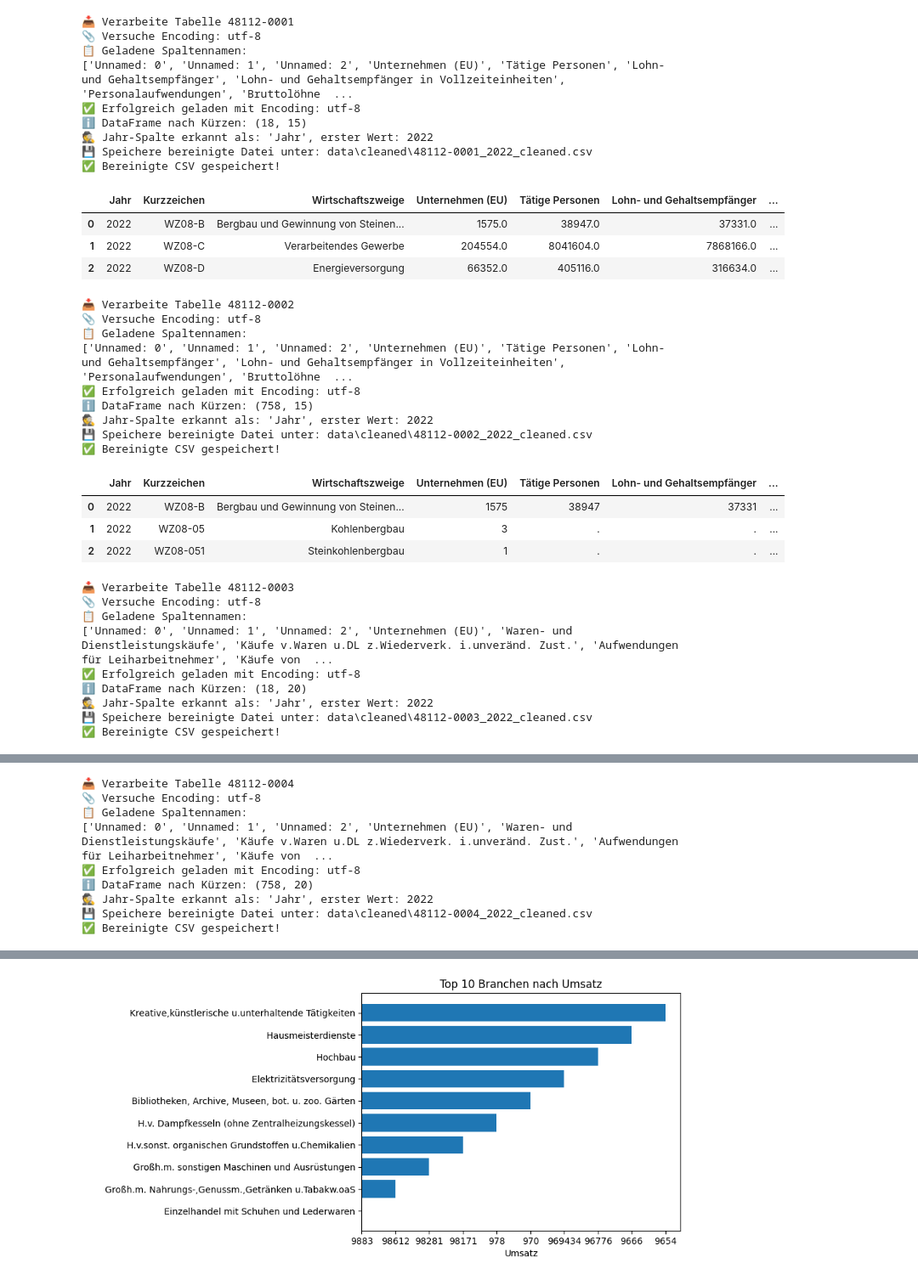
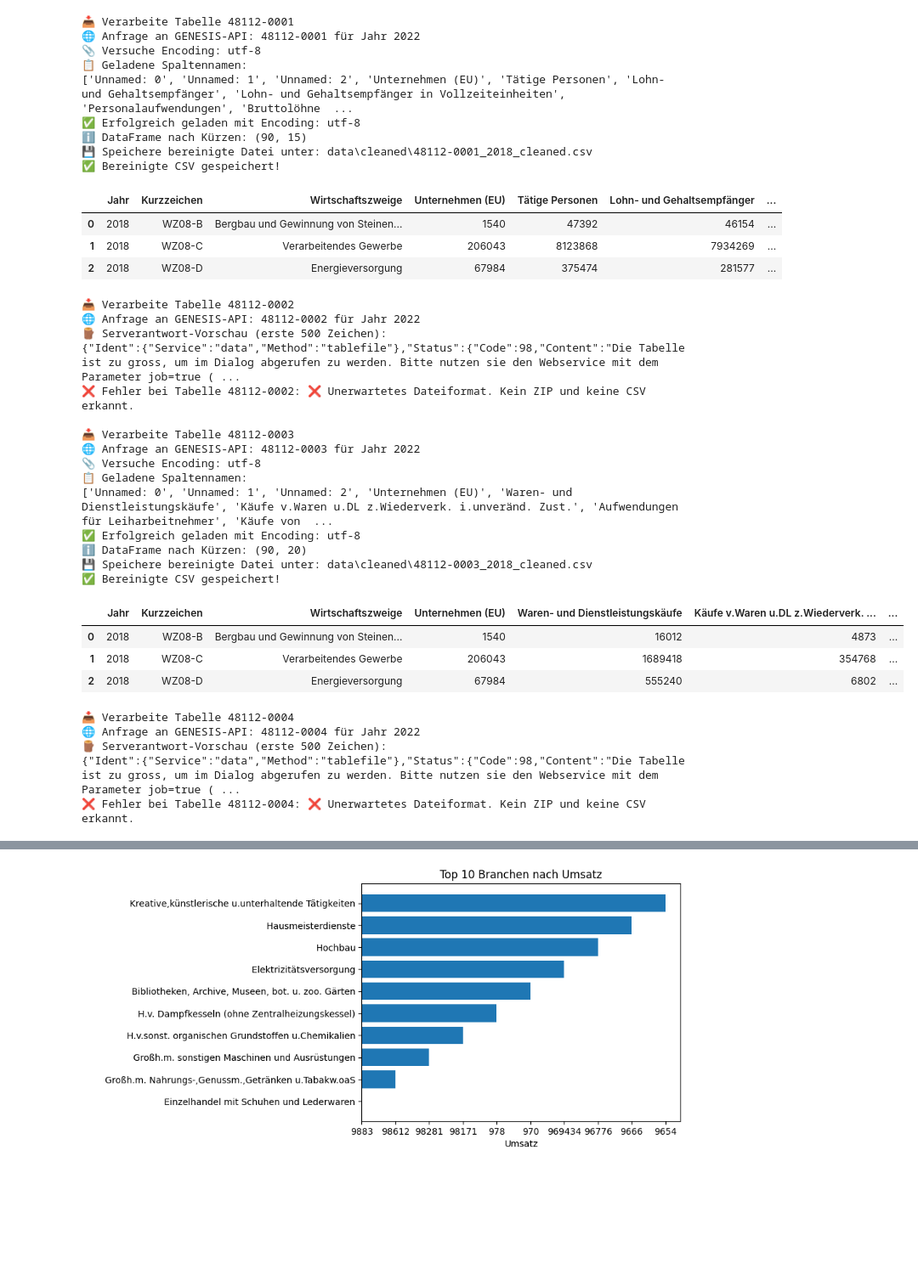
Before and after one commit to s0578620/Data-Science-Project_GENESIS, a Jupyter notebook: analyse.ipynb, the cells around one changed output, grey strips where cells are left out. Shown at 85% size. Saved outputs shown, nothing was run; the diff lists cells and outputs as text; code cells hidden in the pictures; blank space fills up the shorter version.

```diff
--- a/analyse.ipynb
+++ b/analyse.ipynb
@@ -3,10 +12,14 @@ import os, sys
 sys.path.append(os.path.abspath("src"))
 
 from src.download_table import download_and_extract_table
+from src.download_table_auto import download_and_extract_table_job
 from src.loader import load_genesis_csv
 
-csv_path = download_and_extract_table("48112-0001", dest_folder="data/raw")
+csv_path = download_and_extract_table("48112-0001", "2022", dest_folder="data/raw")
+#csv_path = download_and_extract_table_job("48112-0002", "2022", dest_folder="data/raw")
+#df = load_genesis_csv(csv_path, zip_name="48112-0001")
 df = load_genesis_csv(csv_path, zip_name="48112-0001")
+#df = load_genesis_csv(csv_path, zip_name="48112-0002")
 
 if df is not None:
     display(df.head(50))
@@ -41,54 +55,56 @@ sys.path.append(os.path.abspath("src"))
 
 from src.download_table import download_and_extract_table
 from src.loader import load_genesis_csv
 table_ids = ["48112-0001", "48112-0002", "48112-0003","48112-0004"]
 
 for table_id in table_ids:
     try:
         print(f"\n📥 Verarbeite Tabelle {table_id}")
-        csv_path = download_and_extract_table(table_id, dest_folder="data/raw")
+        csv_path = download_and_extract_table(table_id,"2022", dest_folder="data/raw")
         df = load_genesis_csv(csv_path, zip_name=table_id)
 
         if df is not None:
             display(df.head(3))
         else:
             print(f"⚠️ Kein DataFrame für {table_id}")
 
     except Exception as e:
         print(f"❌ Fehler bei Tabelle {table_id}: {e}")
 # %% [output]
 📥 Verarbeite Tabelle 48112-0001
+🌐 Anfrage an GENESIS-API: 48112-0001 für Jahr 2022
 📎 Versuche Encoding: utf-8
 📋 Geladene Spaltennamen:
 ['Unnamed: 0', 'Unnamed: 1', 'Unnamed: 2', 'Unternehmen (EU)', 'Tätige Personen', 'Lohn- und Gehaltsempfänger', 'Lohn- und Gehaltsempfänger in Vollzeiteinheiten', 'Personalaufwendungen', 'Bruttolöhne  ...
 ✅ Erfolgreich geladen mit Encoding: utf-8
-ℹ️ DataFrame nach Kürzen: (18, 15)
-🕵️ Jahr-Spalte erkannt als: 'Jahr', erster Wert: 2022
-💾 Speichere bereinigte Datei unter: data\cleaned\48112-0001_2022_cleaned.csv
+ℹ️ DataFrame nach Kürzen: (90, 15)
+💾 Speichere bereinigte Datei unter: data\cleaned\48112-0001_2018_cleaned.csv
 ✅ Bereinigte CSV gespeichert!
 |  | Jahr | Kurzzeichen | Wirtschaftszweige | Unternehmen (EU) | Tätige Personen | Lohn- und Gehaltsempfänger | ... |
-| 0 | 2022 | WZ08-B | Bergbau und Gewinnung von Steinen... | 1575.0 | 38947.0 | 37331.0 | ... |
-| 1 | 2022 | WZ08-C | Verarbeitendes Gewerbe | 204554.0 | 8041604.0 | 7868166.0 | ... |
-| 2 | 2022 | WZ08-D | Energieversorgung | 66352.0 | 405116.0 | 316634.0 | ... |
+| 0 | 2018 | WZ08-B | Bergbau und Gewinnung von Steinen... | 1540 | 47392 | 46154 | ... |
+| 1 | 2018 | WZ08-C | Verarbeitendes Gewerbe | 206043 | 8123868 | 7934269 | ... |
+| 2 | 2018 | WZ08-D | Energieversorgung | 67984 | 375474 | 281577 | ... |
 📥 Verarbeite Tabelle 48112-0002
+🌐 Anfrage an GENESIS-API: 48112-0002 für Jahr 2022
+🪵 Serverantwort-Vorschau (erste 500 Zeichen):
+{"Ident":{"Service":"data","Method":"tablefile"},"Status":{"Code":98,"Content":"Die Tabelle ist zu gross, um im Dialog abgerufen zu werden. Bitte nutzen sie den Webservice mit dem Parameter job=true ( ...
+❌ Fehler bei Tabelle 48112-0002: ❌ Unerwartetes Dateiformat. Kein ZIP und keine CSV erkannt.
+
+📥 Verarbeite Tabelle 48112-0003
+🌐 Anfrage an GENESIS-API: 48112-0003 für Jahr 2022
 📎 Versuche Encoding: utf-8
 📋 Geladene Spaltennamen:
-['Unnamed: 0', 'Unnamed: 1', 'Unnamed: 2', 'Unternehmen (EU)', 'Tätige Personen', 'Lohn- und Gehaltsempfänger', 'Lohn- und Gehaltsempfänger in Vollzeiteinheiten', 'Personalaufwendungen', 'Bruttolöhne  ...
+['Unnamed: 0', 'Unnamed: 1', 'Unnamed: 2', 'Unternehmen (EU)', 'Waren- und Dienstleistungskäufe', 'Käufe v.Waren u.DL z.Wiederverk. i.unveränd. Zust.', 'Aufwendungen für Leiharbeitnehmer', 'Käufe von  ...
 ✅ Erfolgreich geladen mit Encoding: utf-8
-ℹ️ DataFrame nach Kürzen: (758, 15)
-🕵️ Jahr-Spalte erkannt als: 'Jahr', erster Wert: 2022
-💾 Speichere bereinigte Datei unter: data\cleaned\48112-0002_2022_cleaned.csv
+ℹ️ DataFrame nach Kürzen: (90, 20)
+💾 Speichere bereinigte Datei unter: data\cleaned\48112-0003_2018_cleaned.csv
 ✅ Bereinigte CSV gespeichert!
-|  | Jahr | Kurzzeichen | Wirtschaftszweige | Unternehmen (EU) | Tätige Personen | Lohn- und Gehaltsempfänger | ... |
-| 0 | 2022 | WZ08-B | Bergbau und Gewinnung von Steinen... | 1575 | 38947 | 37331 | ... |
-| 1 | 2022 | WZ08-05 | Kohlenbergbau | 3 | . | . | ... |
-| 2 | 2022 | WZ08-051 | Steinkohlenbergbau | 1 | . | . | ... |
+|  | Jahr | Kurzzeichen | Wirtschaftszweige | Unternehmen (EU) | Waren- und Dienstleistungskäufe | Käufe v.Waren u.DL z.Wiederverk. ... | ... |
+| 0 | 2018 | WZ08-B | Bergbau und Gewinnung von Steinen... | 1540 | 16012 | 4873 | ... |
+| 1 | 2018 | WZ08-C | Verarbeitendes Gewerbe | 206043 | 1689418 | 354768 | ... |
+| 2 | 2018 | WZ08-D | Energieversorgung | 67984 | 555240 | 6802 | ... |
-📥 Verarbeite Tabelle 48112-0003
-📎 Versuche Encoding: utf-8
-📋 Geladene Spaltennamen:
-['Unnamed: 0', 'Unnamed: 1', 'Unnamed: 2', 'Unternehmen (EU)', 'Waren- und Dienstleistungskäufe', 'Käufe v.Waren u.DL z.Wiederverk. i.unveränd. Zust.', 'Aufwendungen für Leiharbeitnehmer', 'Käufe von  ...
-✅ Erfolgreich geladen mit Encoding: utf-8
-ℹ️ DataFrame nach Kürzen: (18, 20)
-🕵️ Jahr-Spalte erkannt als: 'Jahr', erster Wert: 2022
-💾 Speichere bereinigte Datei unter: data\cleaned\48112-0003_2022_cleaned.csv
-✅ Bereinigte CSV gespeichert!
+📥 Verarbeite Tabelle 48112-0004
+🌐 Anfrage an GENESIS-API: 48112-0004 für Jahr 2022
+🪵 Serverantwort-Vorschau (erste 500 Zeichen):
+{"Ident":{"Service":"data","Method":"tablefile"},"Status":{"Code":98,"Content":"Die Tabelle ist zu gross, um im Dialog abgerufen zu werden. Bitte nutzen sie den Webservice mit dem Parameter job=true ( ...
+❌ Fehler bei Tabelle 48112-0004: ❌ Unerwartetes Dateiformat. Kein ZIP und keine CSV erkannt.
@@ -99,9 +110,0 @@ for table_id in table_ids:
-📥 Verarbeite Tabelle 48112-0004
-📎 Versuche Encoding: utf-8
-📋 Geladene Spaltennamen:
-['Unnamed: 0', 'Unnamed: 1', 'Unnamed: 2', 'Unternehmen (EU)', 'Waren- und Dienstleistungskäufe', 'Käufe v.Waren u.DL z.Wiederverk. i.unveränd. Zust.', 'Aufwendungen für Leiharbeitnehmer', 'Käufe von  ...
-✅ Erfolgreich geladen mit Encoding: utf-8
-ℹ️ DataFrame nach Kürzen: (758, 20)
-🕵️ Jahr-Spalte erkannt als: 'Jahr', erster Wert: 2022
-💾 Speichere bereinigte Datei unter: data\cleaned\48112-0004_2022_cleaned.csv
-✅ Bereinigte CSV gespeichert!
```
Also changed, not shown: parts of 6 cells of this notebook, 12 other files.
